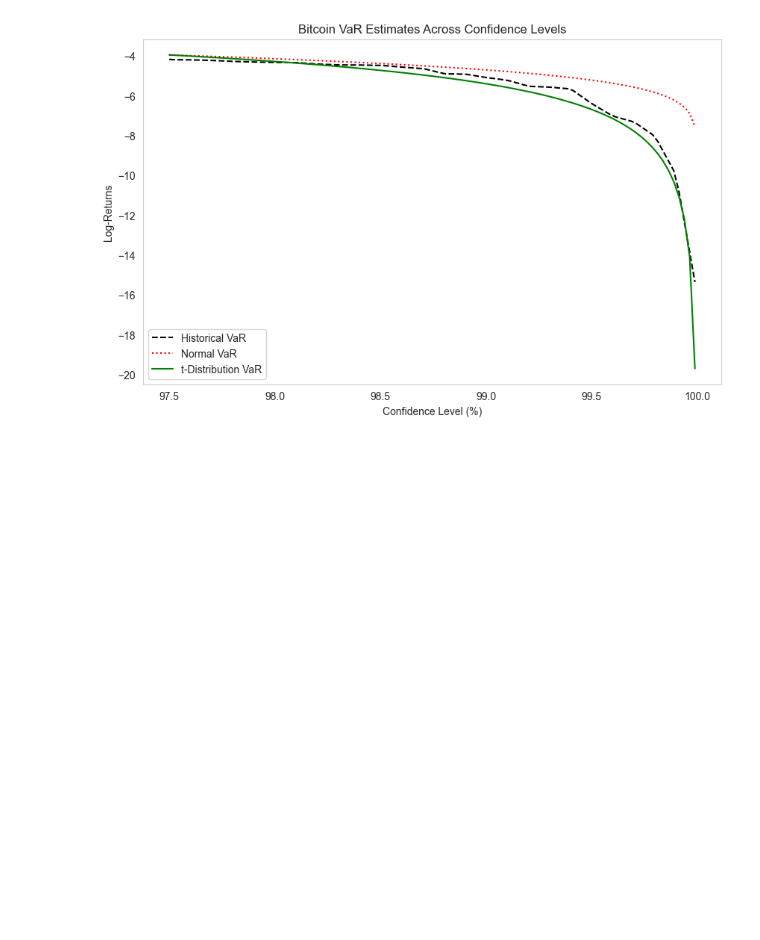
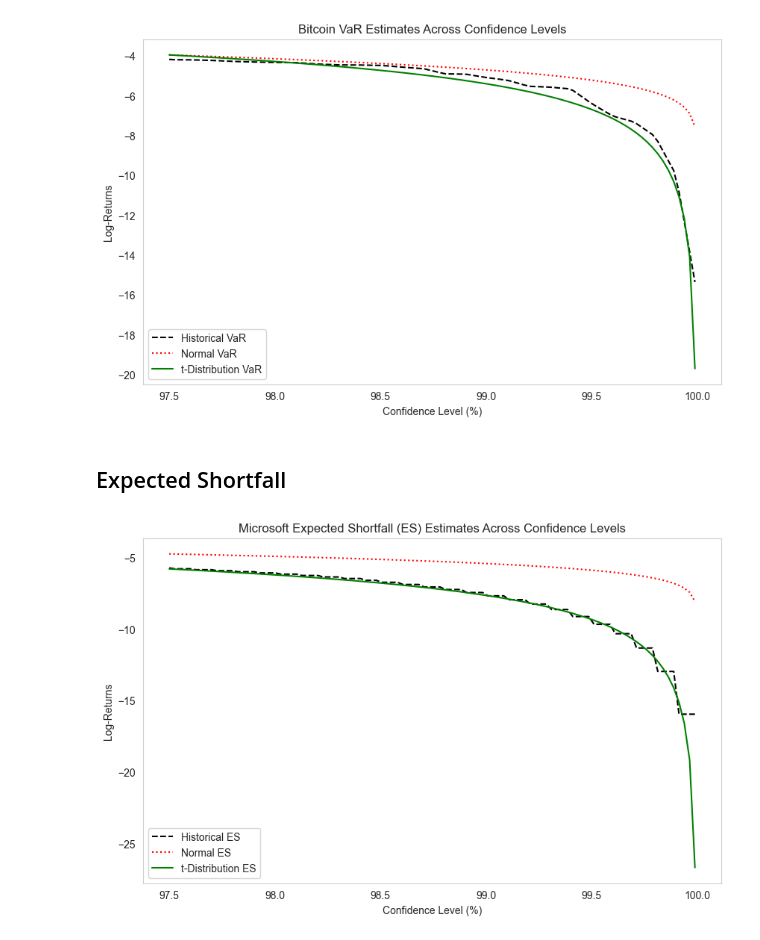
Before and after one commit to sajodajo/FinIDX-G4, a Jupyter notebook: EDA.ipynb, the cells around one changed output. Cells and saved outputs as stored; diff of their text form; code cells hidden in the pictures; blank space fills up the shorter version.

```diff
--- a/EDA.ipynb
+++ b/EDA.ipynb
@@ -303,3 +303,32 @@ plt.grid()
 plt.show()
 # %% [output]
 [figure]
+# %% [markdown]
+## Expected Shortfall
+# %%
+# Compute Expected Shortfall (ES) using the proper formulas
+mean_return, std_return = returns.mean(), returns.std()
+phi_norm = norm.pdf(norm.ppf(confidence_levels))
+ES_norm = mean_return - std_return * (phi_norm / (1 - confidence_levels))
+
+# Compute t-Distribution Expected Shortfall
+t_alpha = t.ppf(confidence_levels, df_t)
+t_pdf_alpha = t.pdf(t_alpha, df_t)
+ES_t = loc_t - scale_t * (t_pdf_alpha / (1 - confidence_levels)) * (df_t + t_alpha**2) / (df_t - 1)
+
+# Compute Historical Expected Shortfall (ES) directly from data
+ES_hist = [returns[returns <= VaR_hist[i]].mean() for i in range(len(confidence_levels))]
+
+# Plot Expected Shortfall (ES) estimates as a function of confidence level
+plt.figure(figsize=(10, 6))
+plt.plot(confidence_levels * 100, ES_hist, label='Historical ES', linestyle='dashed', color='black')
+plt.plot(confidence_levels * 100, ES_norm, label='Normal ES', linestyle='dotted', color='red')
+plt.plot(confidence_levels * 100, ES_t, label='t-Distribution ES', linestyle='solid', color='green')
+plt.xlabel("Confidence Level (%)")
+plt.ylabel("Log-Returns")
+plt.title(f"{fCompany} Expected Shortfall (ES) Estimates Across Confidence Levels")
+plt.legend()
+plt.grid()
+plt.show()
+# %% [output]
+[figure, added]
```
